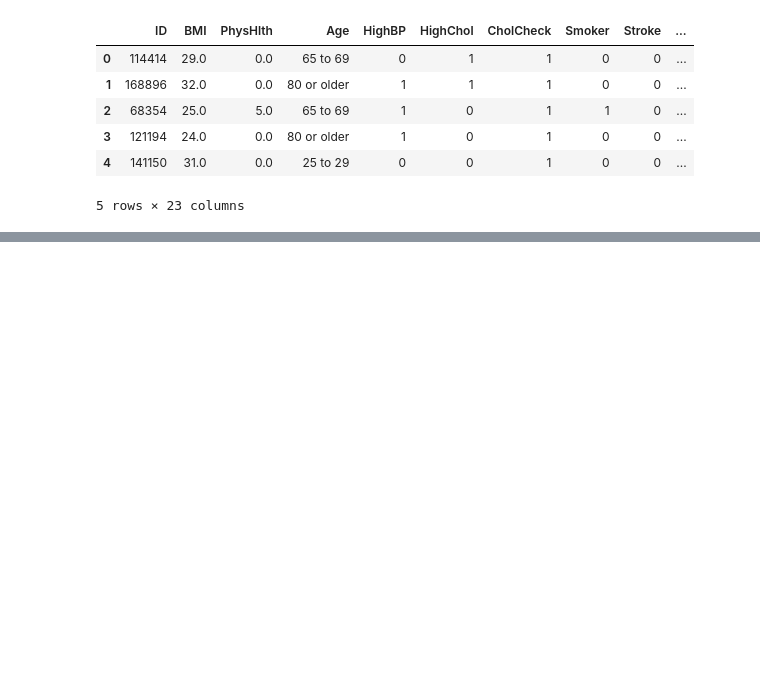
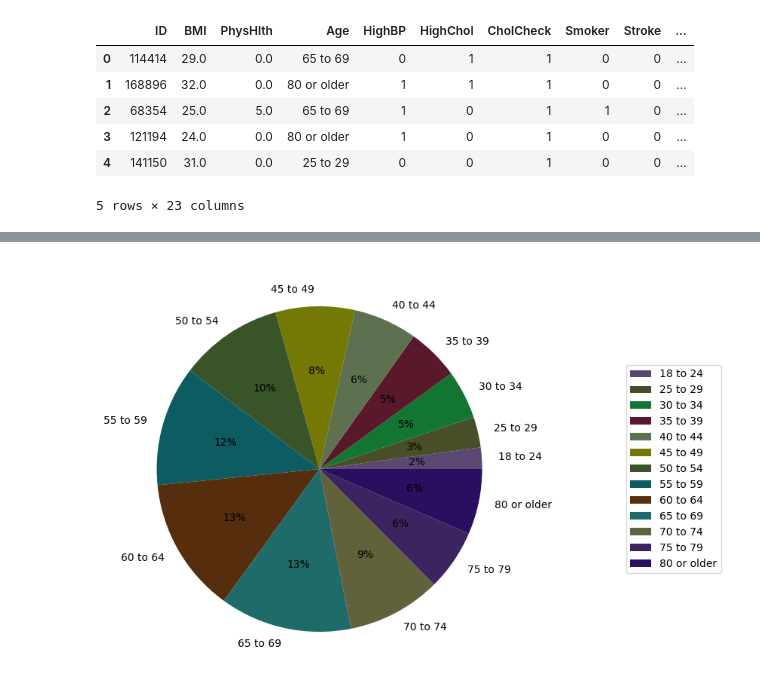
Before and after one commit to amjadAwad95/diabetes-prediction, a Jupyter notebook: src/EDA.ipynb, the cells around one changed output, grey strips where cells are left out. Cells and saved outputs as stored; diff of their text form; code cells hidden in the pictures; blank space fills up the shorter version.

```diff
--- a/src/EDA.ipynb
+++ b/src/EDA.ipynb
@@ -64,0 +110,18 @@ diabetes_train_dataframe.head(5)
+# %%
+import random
+
+age_figer=plt.figure(figsize=(10,6),dpi=100)
+age_axes=age_figer.add_axes([0.1,0.1,0.9,0.9])
+
+colors=[]
+for i in range(age_count.size):
+    rgb=(random.uniform(0,0.5),random.uniform(0,0.5),random.uniform(0,0.5))
+    colors.append(rgb)
+
+wedges, texts, autotexts=age_axes.pie(age_count.values,labels=age_count.index,
+                                      colors=colors,autopct="%1.0f%%") #,textprops=dict(color="w")
+plt.legend(wedges,age_count.index,loc="right",bbox_to_anchor=(1,0,0.5,1))
+
+plt.show()
+# %% [output]
+[figure, added]
```
Also changed, not shown: parts of 6 cells of this notebook.
